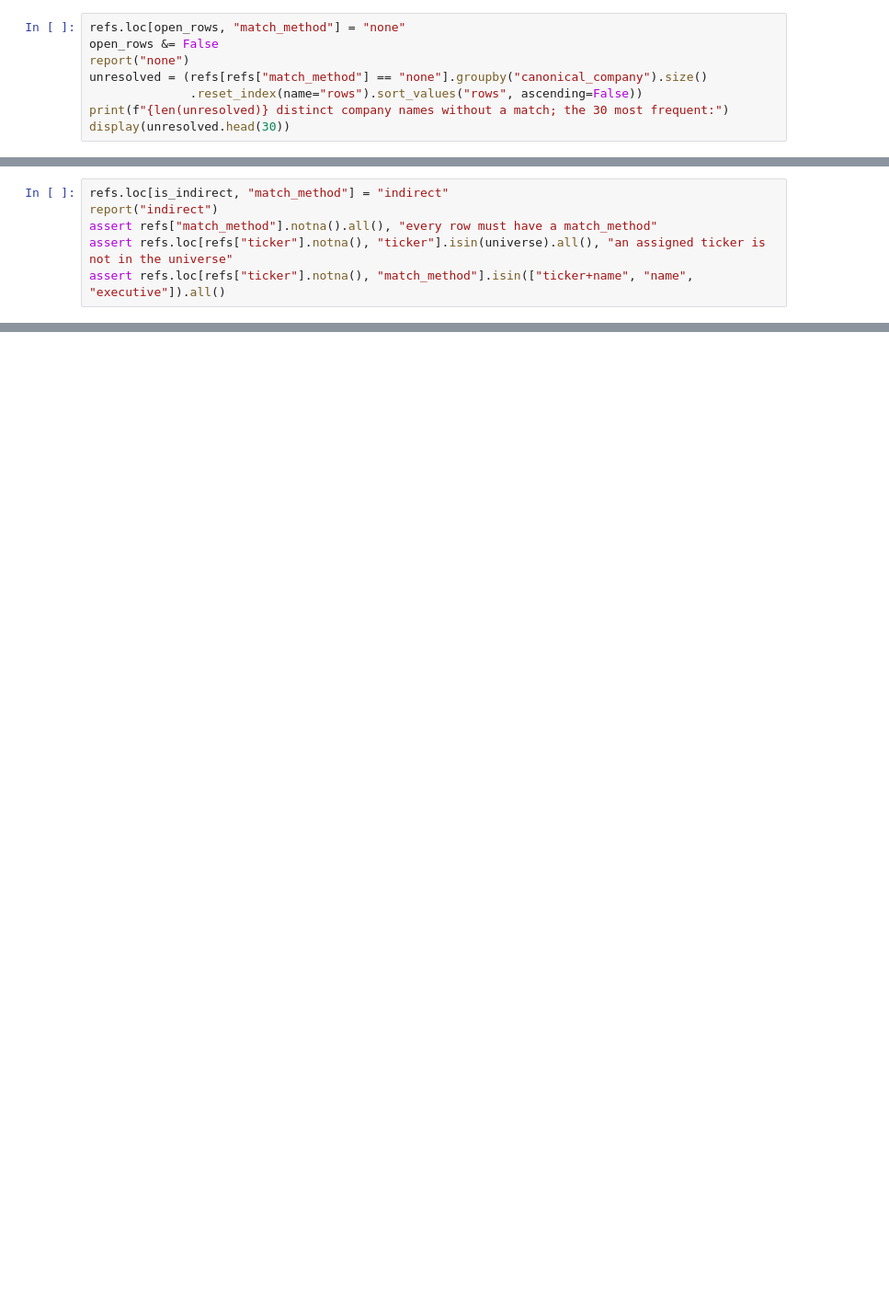
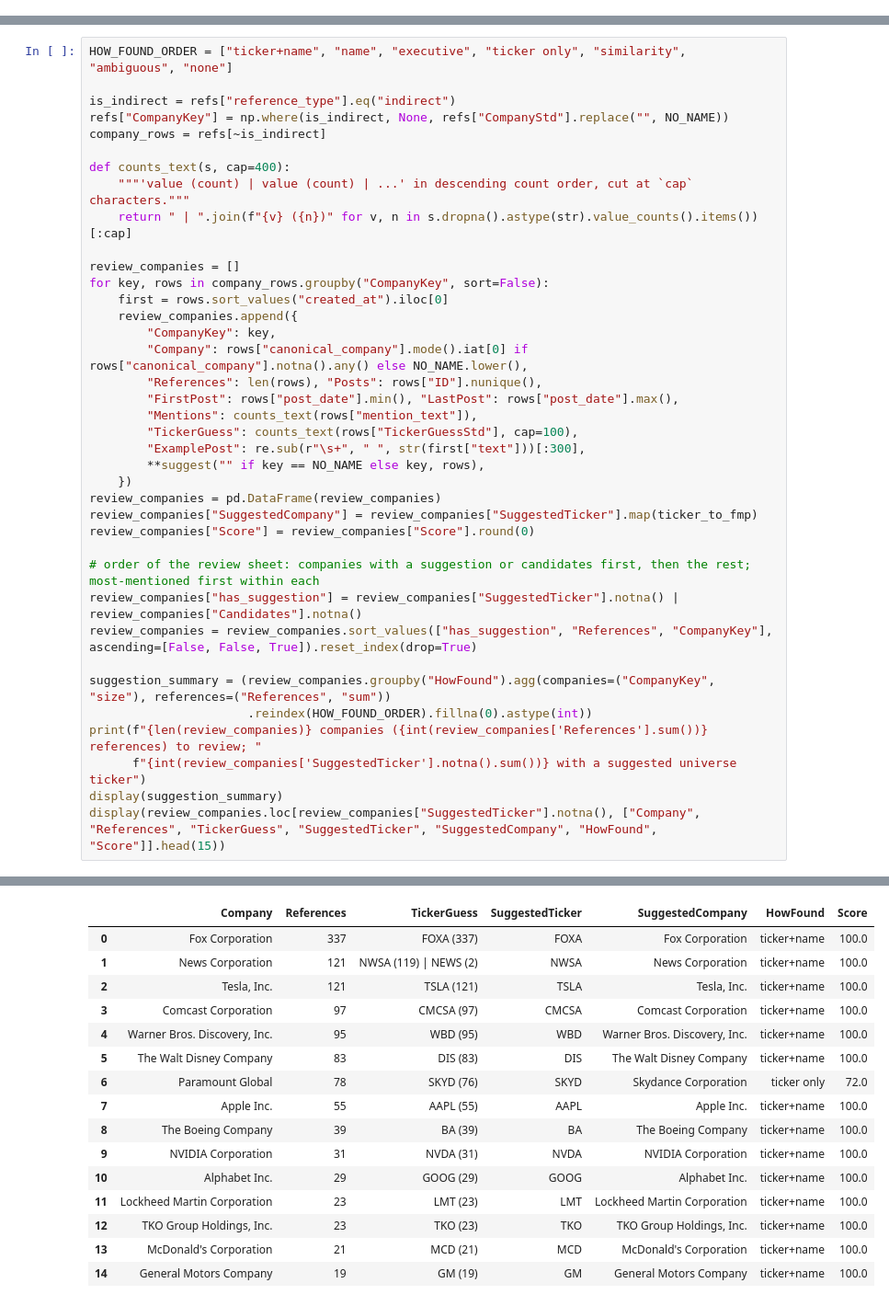
Before and after one commit to Steven-McQueen/MasterDataHandling, a Jupyter notebook: 5) MapTweetCompany/2) MapToTickers/TwitterTickerCleaning.ipynb, the cells around one changed output, grey strips where cells are left out. Shown at 92% size. Cells and saved outputs as stored; diff of their text form; blank space fills up the shorter version.

```diff
--- a/5) MapTweetCompany/2) MapToTickers/TwitterTickerCleaning.ipynb
+++ b/5) MapTweetCompany/2) MapToTickers/TwitterTickerCleaning.ipynb
@@ -409,8 +0,0 @@ Nothing fired: the company is not one he traded (private firms, foreign media, N
-# %%
-refs.loc[open_rows, "match_method"] = "none"
-open_rows &= False
-report("none")
-unresolved = (refs[refs["match_method"] == "none"].groupby("canonical_company").size()
-              .reset_index(name="rows").sort_values("rows", ascending=False))
-print(f"{len(unresolved)} distinct company names without a match; the 30 most frequent:")
-display(unresolved.head(30))
@@ -441,6 +0,0 @@ Industry, commodity, group-of-companies and country statements have no company t
-# %%
-refs.loc[is_indirect, "match_method"] = "indirect"
-report("indirect")
-assert refs["match_method"].notna().all(), "every row must have a match_method"
-assert refs.loc[refs["ticker"].notna(), "ticker"].isin(universe).all(), "an assigned ticker is not in the universe"
-assert refs.loc[refs["ticker"].notna(), "match_method"].isin(["ticker+name", "name", "executive"]).all()
@@ -837,0 +286,39 @@ TwitterDescriptiveAnalysis.xlsx written: 11 sheets
+# %%
+HOW_FOUND_ORDER = ["ticker+name", "name", "executive", "ticker only", "similarity", "ambiguous", "none"]
+
+is_indirect = refs["reference_type"].eq("indirect")
+refs["CompanyKey"] = np.where(is_indirect, None, refs["CompanyStd"].replace("", NO_NAME))
+company_rows = refs[~is_indirect]
+
+def counts_text(s, cap=400):
+    """'value (count) | value (count) | ...' in descending count order, cut at `cap` characters."""
+    return " | ".join(f"{v} ({n})" for v, n in s.dropna().astype(str).value_counts().items())[:cap]
+
+review_companies = []
+for key, rows in company_rows.groupby("CompanyKey", sort=False):
+    first = rows.sort_values("created_at").iloc[0]
+    review_companies.append({
+        "CompanyKey": key,
+        "Company": rows["canonical_company"].mode().iat[0] if rows["canonical_company"].notna().any() else NO_NAME.lower(),
+        "References": len(rows), "Posts": rows["ID"].nunique(),
+        "FirstPost": rows["post_date"].min(), "LastPost": rows["post_date"].max(),
+        "Mentions": counts_text(rows["mention_text"]),
+        "TickerGuess": counts_text(rows["TickerGuessStd"], cap=100),
+        "ExamplePost": re.sub(r"\s+", " ", str(first["text"]))[:300],
+        **suggest("" if key == NO_NAME else key, rows),
+    })
+review_companies = pd.DataFrame(review_companies)
+review_companies["SuggestedCompany"] = review_companies["SuggestedTicker"].map(ticker_to_fmp)
+review_companies["Score"] = review_companies["Score"].round(0)
+
+# order of the review sheet: companies with a suggestion or candidates first, then the rest; most-mentioned first within each
+review_companies["has_suggestion"] = review_companies["SuggestedTicker"].notna() | review_companies["Candidates"].notna()
+review_companies = review_companies.sort_values(["has_suggestion", "References", "CompanyKey"], ascending=[False, False, True]).reset_index(drop=True)
+
+suggestion_summary = (review_companies.groupby("HowFound").agg(companies=("CompanyKey", "size"), references=("References", "sum"))
+                      .reindex(HOW_FOUND_ORDER).fillna(0).astype(int))
+print(f"{len(review_companies)} companies ({int(review_companies['References'].sum())} references) to review; "
+      f"{int(review_companies['SuggestedTicker'].notna().sum())} with a suggested universe ticker")
+display(suggestion_summary)
+display(review_companies.loc[review_companies["SuggestedTicker"].notna(), ["Company", "References", "TickerGuess", "SuggestedTicker", "SuggestedCompany", "HowFound", "Score"]].head(15))
+# %% [output]
@@ -837,0 +335,16 @@ TwitterDescriptiveAnalysis.xlsx written: 11 sheets
+|  | Company | References | TickerGuess | SuggestedTicker | SuggestedCompany | HowFound | Score |
+| 0 | Fox Corporation | 337 | FOXA (337) | FOXA | Fox Corporation | ticker+name | 100.0 |
+| 1 | News Corporation | 121 | NWSA (119) | NEWS (2) | NWSA | News Corporation | ticker+name | 100.0 |
+| 2 | Tesla, Inc. | 121 | TSLA (121) | TSLA | Tesla, Inc. | ticker+name | 100.0 |
+| 3 | Comcast Corporation | 97 | CMCSA (97) | CMCSA | Comcast Corporation | ticker+name | 100.0 |
+| 4 | Warner Bros. Discovery, Inc. | 95 | WBD (95) | WBD | Warner Bros. Discovery, Inc. | ticker+name | 100.0 |
+| 5 | The Walt Disney Company | 83 | DIS (83) | DIS | The Walt Disney Company | ticker+name | 100.0 |
+| 6 | Paramount Global | 78 | SKYD (76) | SKYD | Skydance Corporation | ticker only | 72.0 |
+| 7 | Apple Inc. | 55 | AAPL (55) | AAPL | Apple Inc. | ticker+name | 100.0 |
+| 8 | The Boeing Company | 39 | BA (39) | BA | The Boeing Company | ticker+name | 100.0 |
+| 9 | NVIDIA Corporation | 31 | NVDA (31) | NVDA | NVIDIA Corporation | ticker+name | 100.0 |
+| 10 | Alphabet Inc. | 29 | GOOG (29) | GOOG | Alphabet Inc. | ticker+name | 100.0 |
+| 11 | Lockheed Martin Corporation | 23 | LMT (23) | LMT | Lockheed Martin Corporation | ticker+name | 100.0 |
+| 12 | TKO Group Holdings, Inc. | 23 | TKO (23) | TKO | TKO Group Holdings, Inc. | ticker+name | 100.0 |
+| 13 | McDonald's Corporation | 21 | MCD (21) | MCD | McDonald's Corporation | ticker+name | 100.0 |
+| 14 | General Motors Company | 19 | GM (19) | GM | General Motors Company | ticker+name | 100.0 |
```
Also changed, not shown: parts of 69 cells of this notebook, 8 other files.
